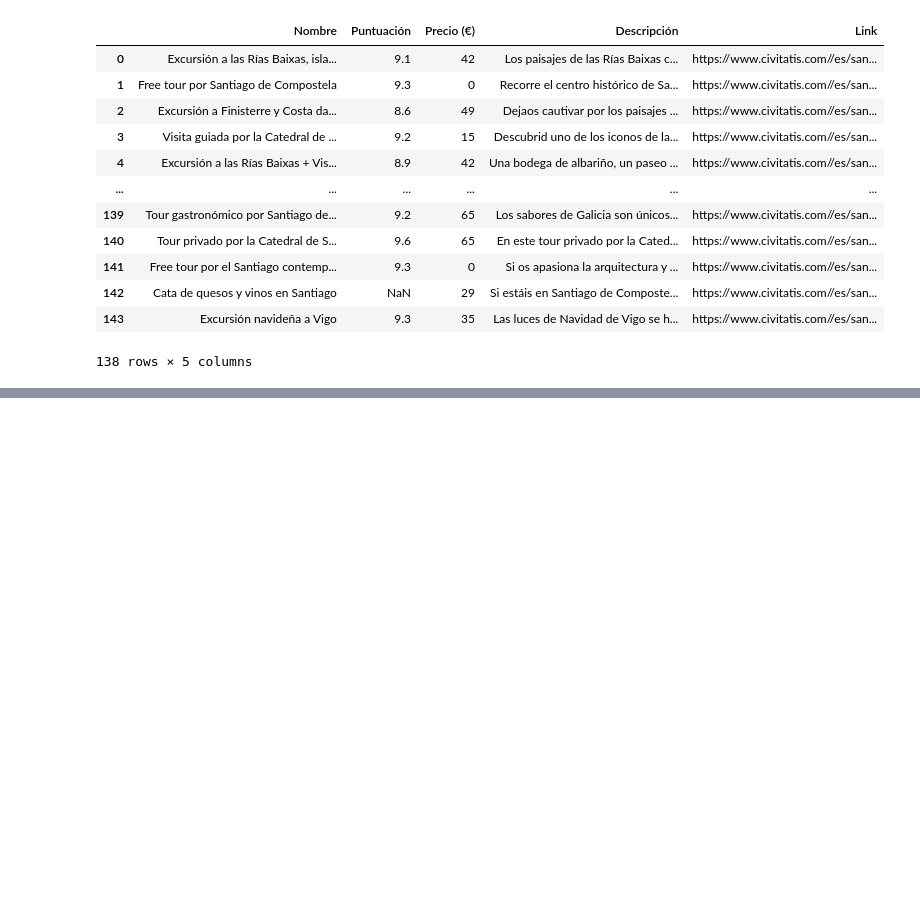
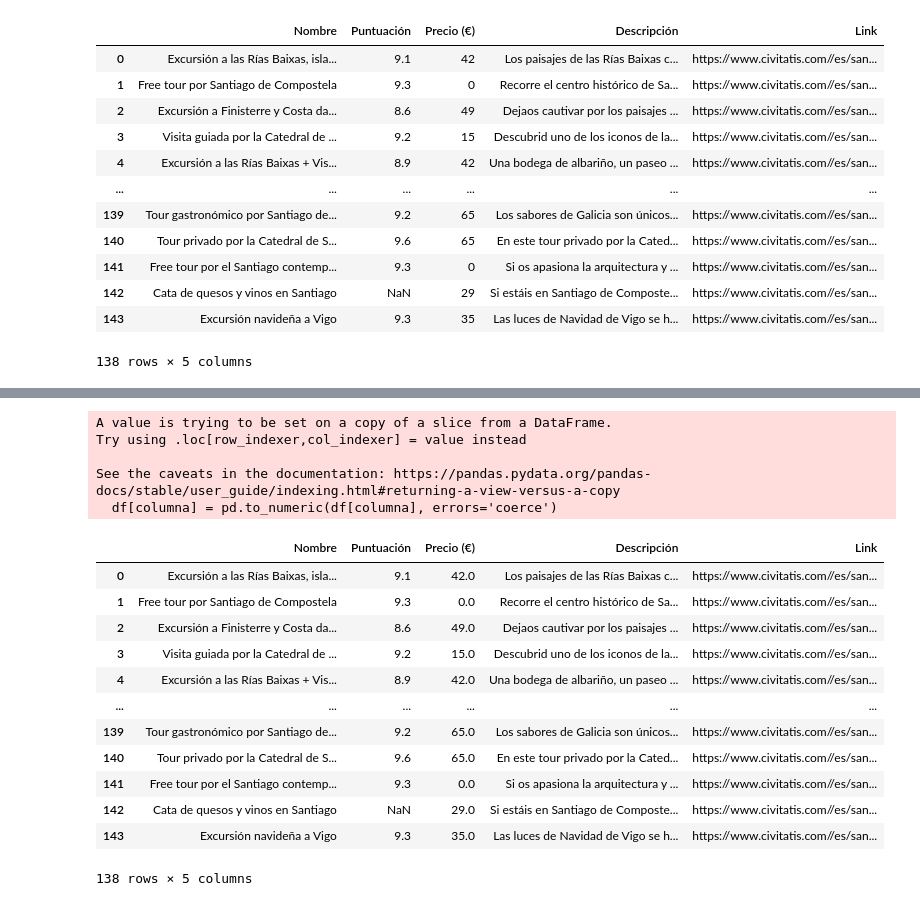
Before and after one commit to Rcm89/Proyecto3-Explorando-Viajes, a Jupyter notebook: scrap_civitatis.ipynb, the cells around one changed output, grey strips where cells are left out. Drawn from its saved outputs; the diff is of its cells as text; code cells hidden in the pictures; blank space fills up the shorter version.

```diff
--- a/scrap_civitatis.ipynb
+++ b/scrap_civitatis.ipynb
@@ -233,0 +274,21 @@ df_santiago
+# %%
+convertir_columnas_a_float(df_santiago, ["Puntuación", "Precio (€)"])
+# %% [output]
+A value is trying to be set on a copy of a slice from a DataFrame.
+Try using .loc[row_indexer,col_indexer] = value instead
+
+See the caveats in the documentation: https://pandas.pydata.org/pandas-docs/stable/user_guide/indexing.html#returning-a-view-versus-a-copy
+  df[columna] = pd.to_numeric(df[columna], errors='coerce')
+|  | Nombre | Puntuación | Precio (€) | Descripción | Link |
+| 0 | Excursión a las Rías Baixas, isla... | 9.1 | 42.0 | Los paisajes de las Rías Baixas c... | https://www.civitatis.com//es/san... |
+| 1 | Free tour por Santiago de Compostela | 9.3 | 0.0 | Recorre el centro histórico de Sa... | https://www.civitatis.com//es/san... |
+| 2 | Excursión a Finisterre y Costa da... | 8.6 | 49.0 | Dejaos cautivar por los paisajes ... | https://www.civitatis.com//es/san... |
+| 3 | Visita guiada por la Catedral de ... | 9.2 | 15.0 | Descubrid uno de los iconos de la... | https://www.civitatis.com//es/san... |
+| 4 | Excursión a las Rías Baixas + Vis... | 8.9 | 42.0 | Una bodega de albariño, un paseo ... | https://www.civitatis.com//es/san... |
+| ... | ... | ... | ... | ... | ... |
+| 139 | Tour gastronómico por Santiago de... | 9.2 | 65.0 | Los sabores de Galicia son únicos... | https://www.civitatis.com//es/san... |
+| 140 | Tour privado por la Catedral de S... | 9.6 | 65.0 | En este tour privado por la Cated... | https://www.civitatis.com//es/san... |
+| 141 | Free tour por el Santiago contemp... | 9.3 | 0.0 | Si os apasiona la arquitectura y ... | https://www.civitatis.com//es/san... |
+| 142 | Cata de quesos y vinos en Santiago | NaN | 29.0 | Si estáis en Santiago de Composte... | https://www.civitatis.com//es/san... |
+| 143 | Excursión navideña a Vigo | 9.3 | 35.0 | Las luces de Navidad de Vigo se h... | https://www.civitatis.com//es/san... |
+138 rows × 5 columns
```
Also changed, not shown: parts of 6 cells of this notebook.
